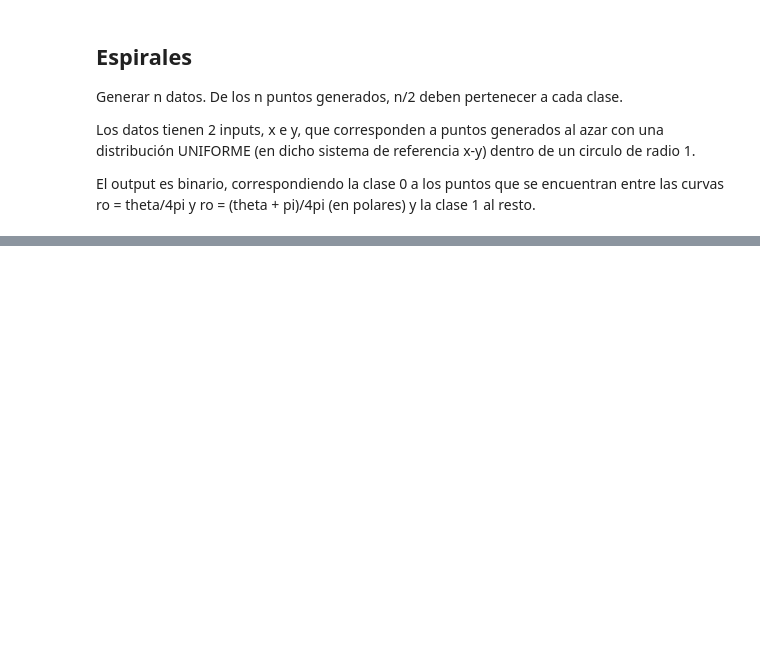
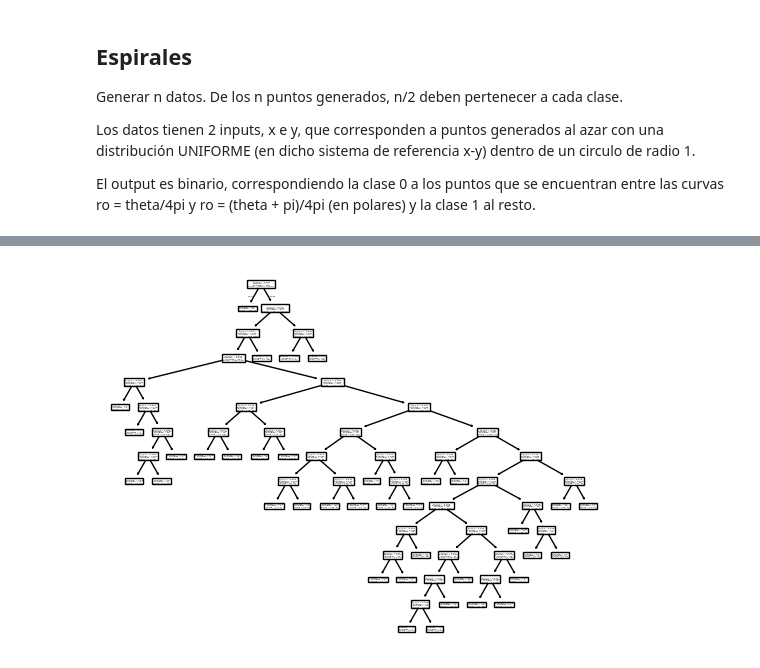
Before and after one commit to Martin-Binner/IA, a Jupyter notebook: ML/IIA24_ML_Generacion.ipynb, the cells around one changed output, grey strips where cells are left out. Cells and saved outputs as stored; diff of their text form; code cells hidden in the pictures; blank space fills up the shorter version.

```diff
--- a/ML/IIA24_ML_Generacion.ipynb
+++ b/ML/IIA24_ML_Generacion.ipynb
@@ -219,0 +252,4 @@ plt.show()
+# %%
+tree600 = toTreeClassifier(sets[1])
+# %% [output]
+[figure, added]
```
Also changed, not shown: parts of 15 cells of this notebook, 1 other file.
